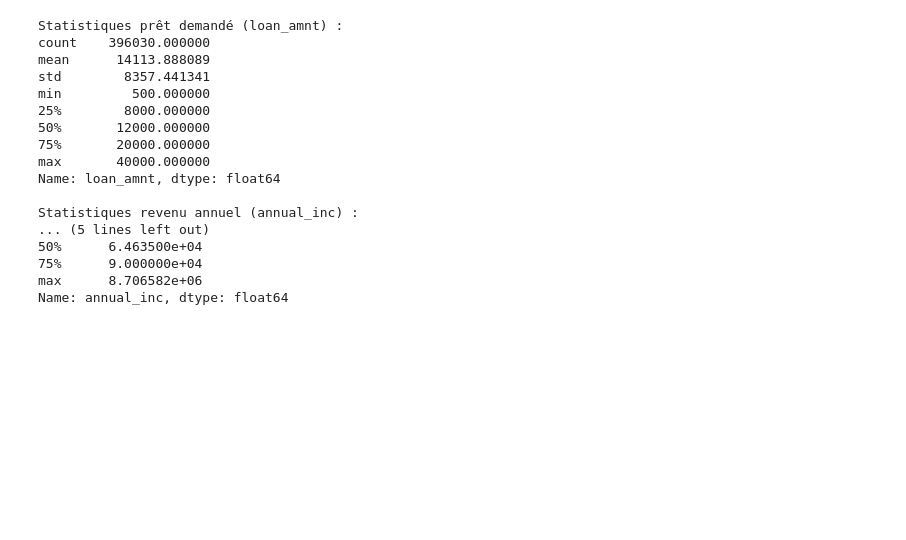
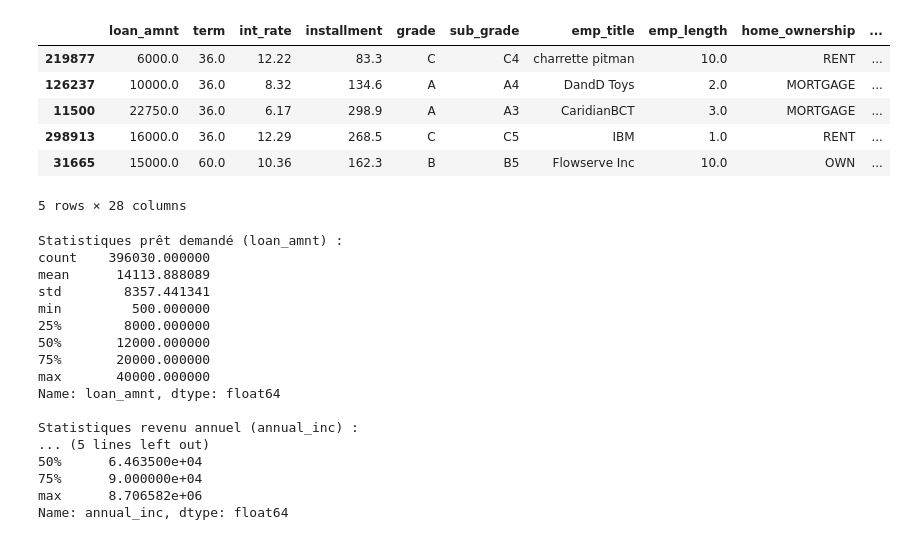
Before and after one commit to pierre-gh-perso/Projet-Credit-pour-tous, a Jupyter notebook: notebooks/discovery/1.3.discovery_data_quality.ipynb, the cells around one changed output. Saved outputs shown, nothing was run; the diff lists cells and outputs as text; code cells hidden in the pictures; blank space fills up the shorter version.

```diff
--- a/notebooks/discovery/1.3.discovery_data_quality.ipynb
+++ b/notebooks/discovery/1.3.discovery_data_quality.ipynb
@@ -41,3 +47,13 @@ Moyenne d'écart : 85.07%
+# %%
+df[df['percentage_difference'] > 10].sort_values('percentage_difference', ascending=False).head()
+# %% [output]
+|  | loan_amnt | term | int_rate | installment | grade | sub_grade | emp_title | emp_length | home_ownership | ... |
+| 219877 | 6000.0 | 36.0 | 12.22 | 83.3 | C | C4 | charrette pitman | 10.0 | RENT | ... |
+| 126237 | 10000.0 | 36.0 | 8.32 | 134.6 | A | A4 | DandD Toys | 2.0 | MORTGAGE | ... |
+| 11500 | 22750.0 | 36.0 | 6.17 | 298.9 | A | A3 | CaridianBCT | 3.0 | MORTGAGE | ... |
+| 298913 | 16000.0 | 36.0 | 12.29 | 268.5 | C | C5 | IBM | 1.0 | RENT | ... |
+| 31665 | 15000.0 | 60.0 | 10.36 | 162.3 | B | B5 | Flowserve Inc | 10.0 | OWN | ... |
+5 rows × 28 columns
 # %%
 # 📌 Résumé statistique des deux colonnes
 print("Statistiques prêt demandé (loan_amnt) :")
```
Also changed, not shown: parts of 1 cell of this notebook, 9 other files.
